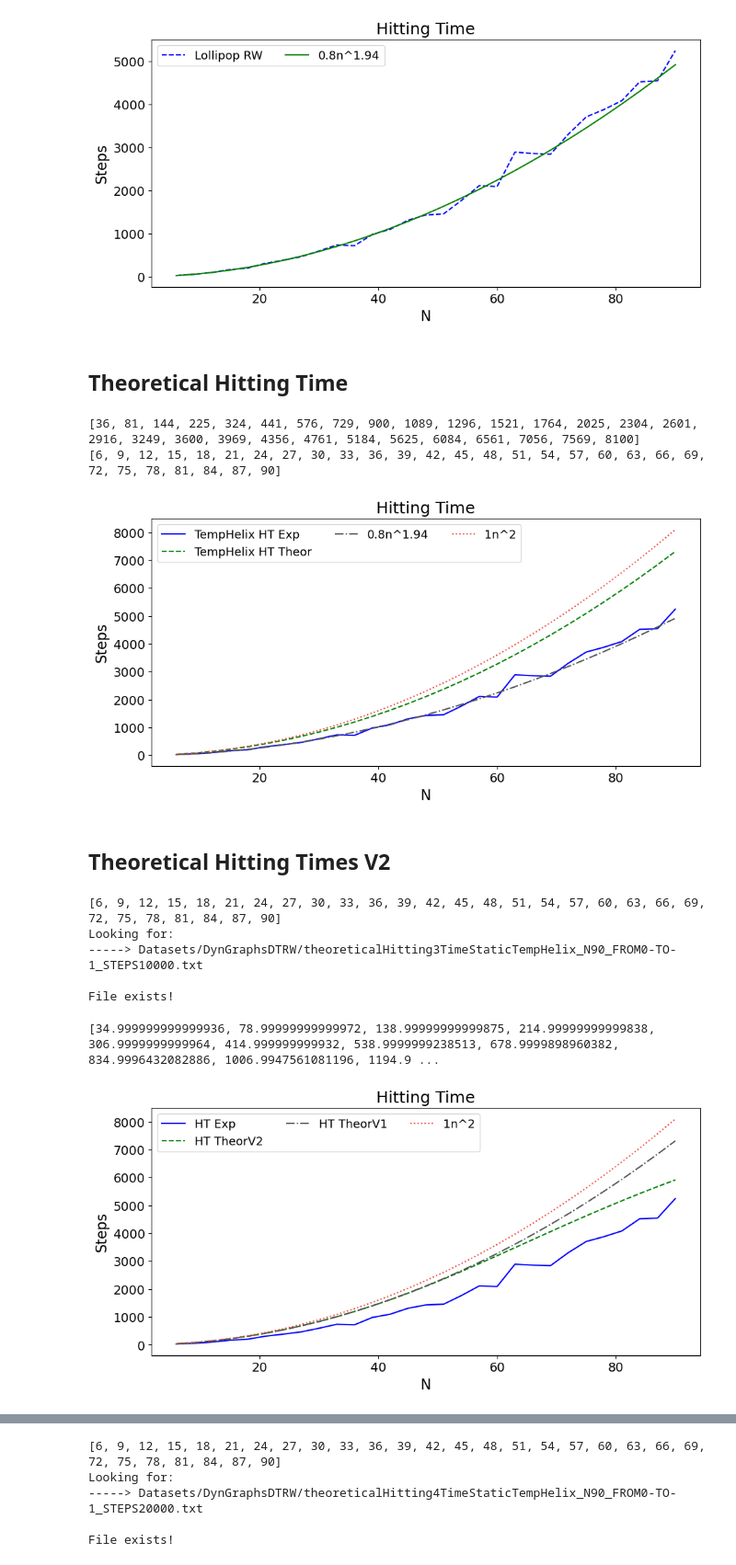
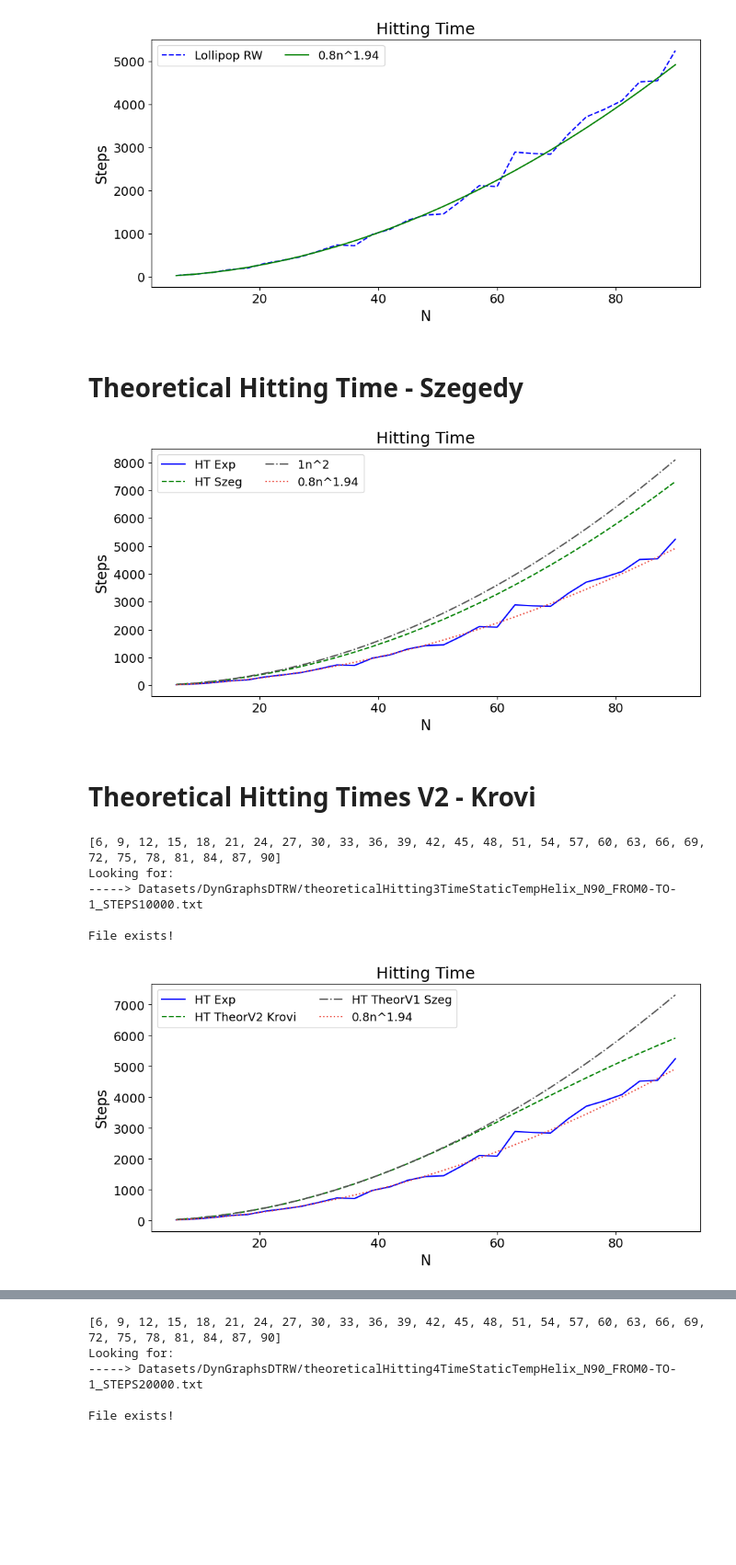
Before and after one commit to JaimePSantos/DynamicRandomWalks, a Jupyter notebook: HT-Static_TemporalHelix.ipynb, the cells around one changed output, grey strips where cells are left out. Shown: that part at 92% size. Drawn from its saved outputs; the diff is of its cells as text; code cells hidden in the pictures; blank space fills up the shorter version.

```diff
--- a/HT-Static_TemporalHelix.ipynb
+++ b/HT-Static_TemporalHelix.ipynb
@@ -89,7 +89,7 @@ initVertex = 0
 targetVertex = -1
 
 factor = 2
-c = 0.85
+c = 1
 
 hitting_times_file = f'Datasets/DynGraphsDTRW/hittingTimeStaticTempHelix_N{sum_range[-1]}_FROM{initVertex}-TO{targetVertex}_S{samples}.txt'
 
@@ -97,12 +97,12 @@ print(f'Looking for: \n-----> {hitting_times_file}')
 
 if os.path.exists(hitting_times_file):
     hitting_times = load_list_from_file(hitting_times_file)
-    theoretical_hitting_times = theoretical_hitting_time(sum_range,factor,c)
+    fit_hitting_times = fit_hitting_time(sum_range,factor,c)
     print('\nFile exists!')
 else:
     print('\nFile Doesnt Exist!')
     hitting_times = estimate_hitting_time(reps,initVertex,targetVertex,samples)
-    theoretical_hitting_times = theoretical_hitting_time(sum_range,factor,c)
+    fit_hitting_times = fit_hitting_time(sum_range,factor,c)
 
     write_list_to_file(hitting_times_file, hitting_times)
 # %% [output]
@@ -230,5 +232,6 @@ plot_qwak(x_value_matrix = [list(sum_range),list(sum_range)] , y_value_matrix =
 # %% [output]
 [figure]
 # %% [markdown]
-## Theoretical Hitting Time
+#
+# Theoretical Hitting Time - Szegedy
 # %%
@@ -292,17 +290,6 @@ theoretical_hitting_times2 = hitting_times_for_staticTempHelix_graphs(reps, init
 # %%
-c = constant[0]
-factor = round(slope,2)
-c2 = 1
-factor2 = 2
+alphaLabelList = [r'HT Exp',f'HT Szeg',f'{round(c,2)}n^{factor}',f'{round(c2,2)}n^{factor2}']
 
-alphaLabelList = [r'TempHelix HT Exp',f'TempHelix HT Theor',f'{round(c,2)}n^{factor}',f'{round(c2,2)}n^{factor2}']
-
-
-
-estimate_cover_time_memory = [x for x in theoretical_hitting_time(sum_range,factor,c)]
-estimate_cover_time_memory2 = [x for x in theoretical_hitting_time(sum_range,factor2,c2)]
-print(estimate_cover_time_memory2)
-print(list(sum_range))
 
 params = {
     'font_size' : 14,
@@ -313,7 +300,7 @@ params = {
     'legend_labels' : alphaLabelList,
     'legend_loc': "best",
     # 'legend_title' : r'$\alpha$',
-    'legend_ncol' : 3,
+    'legend_ncol' : 2,
     'color_list' : ['#0000FF', '#008000', '#525252','#eb4034'],
     'line_style_list' : ['-', '--','-.',':' ],
     # 'save_path' : f'Output/OrientedDynamics/orientedDynamics_N{N}_NWALKS{len(alphaList)}_Alphas{str([round(a, 2) for a in alphaList]).replace(", ", "-").replace("[", "").replace("]", "")}_TMAX{round(t)}.png',
@@ -323,17 +310,12 @@ params = {
     'cbar_ticks' : None,
     'cbar_tick_labels' : None,
     'x_lim' : None,
-    # 'x_num_ticks' : 7,
-    # 'y_num_ticks' : 7,
-    # 'x_round_val' : 1,
-    # 'y_round_val' : 3,
 }
 
-plot_qwak(x_value_matrix = [list(sum_range)]*4 , y_value_matrix = [hitting_times,theoretical_hitting_times2,estimate_cover_time_memory,estimate_cover_time_memory2],**params)
+plot_qwak(x_value_matrix = [list(sum_range)]*4 , y_value_matrix = [hitting_times,theoretical_hitting_times,fit_hitting_times,fit_hitting_times_2],**params)
 # %% [output]
-[36, 81, 144, 225, 324, 441, 576, 729, 900, 1089, 1296, 1521, 1764, 2025, 2304, 2601, 2916, 3249, 3600, 3969, 4356, 4761, 5184, 5625, 6084, 6561, 7056, 7569, 8100]
-[6, 9, 12, 15, 18, 21, 24, 27, 30, 33, 36, 39, 42, 45, 48, 51, 54, 57, 60, 63, 66, 69, 72, 75, 78, 81, 84, 87, 90]
-[figure, old version]
+[figure, new version]
 # %% [markdown]
-## Theoretical Hitting Times V2
+#
+# Theoretical Hitting Times V2 - Krovi
 # %%
@@ -411,20 +374,17 @@ sum_range = []
 sum_range = [3 + 3*rep for rep in range(1,reps)]
 print(sum_range)
 
-factor = 2
-c = 0.85
+theoretical_hitting_times_file2 = f'Datasets/DynGraphsDTRW/theoreticalHitting3TimeStaticTempHelix_N{sum_range[-1]}_FROM{initVertex}-TO{targetVertex}_STEPS{steps}.txt'
 
-theoretical_hitting_times_file3 = f'Datasets/DynGraphsDTRW/theoreticalHitting3TimeStaticTempHelix_N{sum_range[-1]}_FROM{initVertex}-TO{targetVertex}_STEPS{steps}.txt'
+print(f'Looking for: \n-----> {theoretical_hitting_times_file2}')
 
-print(f'Looking for: \n-----> {theoretical_hitting_times_file3}')
-
-if os.path.exists(theoretical_hitting_times_file3):
-    theoretical_hitting_times3 = load_list_from_file(theoretical_hitting_times_file3)
+if os.path.exists(theoretical_hitting_times_file2):
+    theoretical_hitting_times2 = load_list_from_file(theoretical_hitting_times_file2)
     print('\nFile exists!')
 else:
     print('\nFile Doesnt Exist!')
-    theoretical_hitting_times3 =  theoretical_hitting_times3_for_staticTempHelix_graphs(reps, init, target,steps)
-    write_list_to_file(theoretical_hitting_times_file3, theoretical_hitting_times3)
+    theoretical_hitting_times2 =  theoretical_hitting_times2_for_staticTempHelix_graphs(reps, init, target,steps)
+    write_list_to_file(theoretical_hitting_times_file2, theoretical_hitting_times2)
 # %% [output]
 [6, 9, 12, 15, 18, 21, 24, 27, 30, 33, 36, 39, 42, 45, 48, 51, 54, 57, 60, 63, 66, 69, 72, 75, 78, 81, 84, 87, 90]
 Looking for:
@@ -432,48 +392,30 @@ Looking for:
 
 File exists!
 # %%
-c = constant[0]
-factor = round(slope,2)
-c2 = 1
-factor2 = 2
+alphaLabelList = [r'HT Exp',f'HT TheorV2 Krovi',f'HT TheorV1 Szeg',f'{round(c2,2)}n^{factor2}']
 
-alphaLabelList = [r'HT Exp',f'HT TheorV2',f'HT TheorV1',f'{round(c2,2)}n^{factor2}']
-
-
-
-estimate_cover_time_memory = [x for x in theoretical_hitting_time(sum_range,factor,c)]
-estimate_cover_time_memory2 = [x for x in theoretical_hitting_time(sum_range,factor2,c2)]
-# print(estimate_cover_time_memory2)
-# print(list(sum_range))
-print(theoretical_hitting_times3
-)
 
 params = {
     'font_size' : 14,
     'figsize': (11, 5),
     'plot_title' : f'Hitting Time',
     'x_label' : 'N',
     'y_label' : "Steps",
     'legend_labels' : alphaLabelList,
     'legend_loc': "best",
     # 'legend_title' : r'$\alpha$',
-    'legend_ncol' : 3,
+    'legend_ncol' : 2,
     'color_list' : ['#0000FF', '#008000', '#525252','#eb4034'],
     'line_style_list' : ['-', '--','-.',':' ],
     # 'save_path' : f'Output/OrientedDynamics/orientedDynamics_N{N}_NWALKS{len(alphaList)}_Alphas{str([round(a, 2) for a in alphaList]).replace(", ", "-").replace("[", "").replace("]", "")}_TMAX{round(t)}.png',
     'use_loglog': False,
     'use_cbar' : False,
     'cbar_label' : None,
     'cbar_ticks' : None,
     'cbar_tick_labels' : None,
     'x_lim' : None,
-    # 'x_num_ticks' : 7,
-    # 'y_num_ticks' : 7,
-    # 'x_round_val' : 1,
-    # 'y_round_val' : 3,
 }
 
-plot_qwak(x_value_matrix = [list(sum_range)]*4 , y_value_matrix = [hitting_times,theoretical_hitting_times3,theoretical_hitting_times2,estimate_cover_time_memory2],**params)
+plot_qwak(x_value_matrix = [list(sum_range)]*4 , y_value_matrix = [hitting_times,theoretical_hitting_times2,theoretical_hitting_times,fit_hitting_times_2],**params)
 # %% [output]
-[34.999999999999936, 78.99999999999972, 138.99999999999875, 214.99999999999838, 306.9999999999964, 414.999999999932, 538.9999999238513, 678.9999898960382, 834.9996432082886, 1006.9947561081196, 1194.9 ...
-[figure, old version]
+[figure, new version]
```
Also changed, not shown: parts of 17 cells of this notebook, 2 other files.
